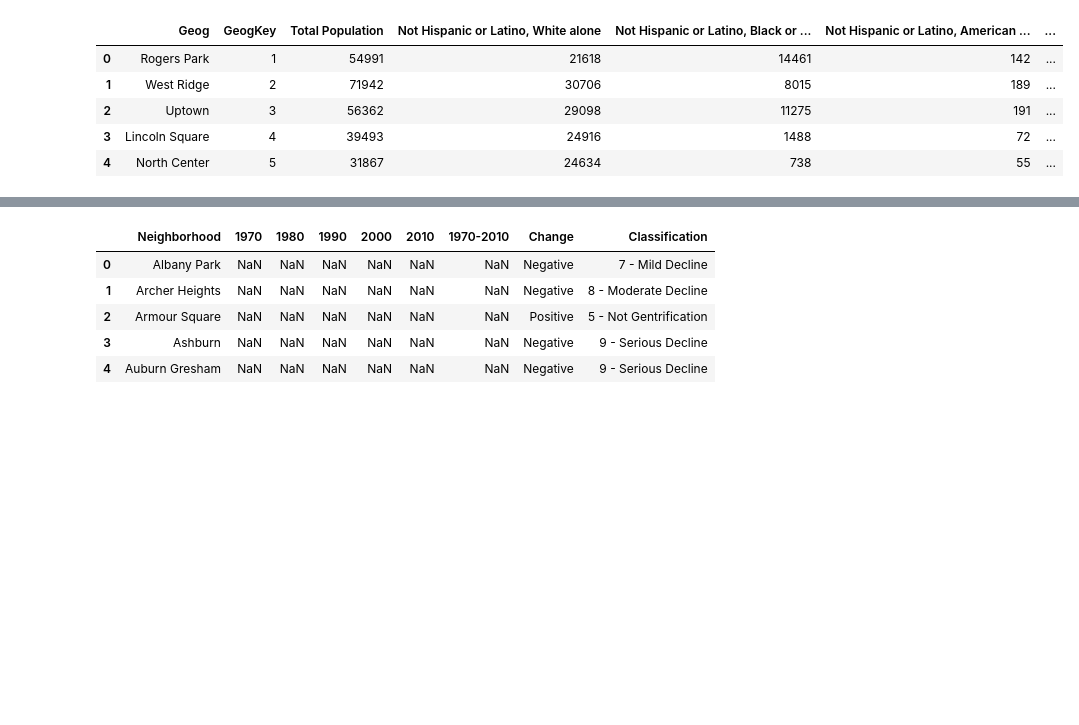
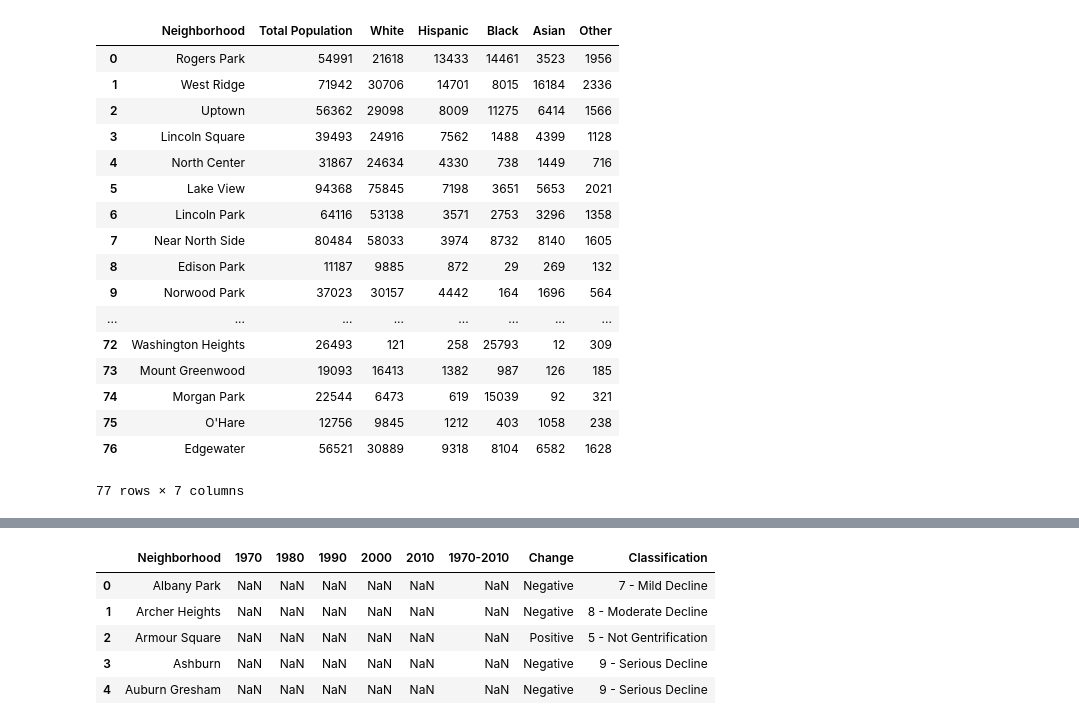
Before and after one commit to ajdeschenes/RuPaulsitory, a Jupyter notebook: Dev/Demographics/Demographics Data - Bars.ipynb, the cells around one changed output, grey strips where cells are left out. Drawn from its saved outputs; the diff is of its cells as text; code cells hidden in the pictures; blank space fills up the shorter version.

```diff
--- a/Dev/Demographics/Demographics Data - Bars.ipynb
+++ b/Dev/Demographics/Demographics Data - Bars.ipynb
@@ -5,25 +7,56 @@ import matplotlib.pyplot as plt
 %matplotlib inline
 # %%
 # File Paths
-path2010 = "Resources/DemoData2010.csv"
-path2018 = "Resources/DemoData2018.csv"
+path2010 = "../../Resources/DemoData2010.csv"
+path2018 = "../../Resources/DemoData2018.csv"
 # %%
 # Read and clean 2010 DataFrame
 
 demos2010 = pd.read_csv(path2010, skiprows=1)
 
 demos2010 = pd.DataFrame(demos2010)
 
 demos2010 = demos2010[["Geog", "GeogKey", "Total Population","Not Hispanic or Latino, White alone", "Not Hispanic or Latino, Black or African American alone", "Not Hispanic or Latino, American Indian and Alaska Native alone", "Not Hispanic or Latino, Asian alone", "Not Hispanic or Latino, Native Hawaiian and Other Pacific Islander alone", "Not Hispanic or Latino, Some Other Race alone", "Not Hispanic or Latino, Two or More Races", "Hispanic or Latino"]]
 
 demos2010.head()
+
+demos2010 = demos2010.rename(columns = {"Not Hispanic or Latino, White alone": "White",
+                                                            "Not Hispanic or Latino, Black or African American alone" : "Black",
+                                                            "Not Hispanic or Latino, Asian alone" : "Asian",
+                                                            "Not Hispanic or Latino, American Indian and Alaska Native alone" : "Native American",
+                                                            "Not Hispanic or Latino, Native Hawaiian and Other Pacific Islander alone" : "Pacific Islander",
+                                                            "Not Hispanic or Latino, Some Other Race alone" : "Any Other",
+                                                            "Not Hispanic or Latino, Two or More Races" : "Mixed",
+                                                            "Hispanic or Latino" : "Hispanic",
+                                                            "Geog": "Neighborhood"
+                                                           })
+#reorder columns to summarize additional races as other
+demos2010 = demos2010[["Neighborhood", "Total Population", "White", "Hispanic", "Black", "Asian", "Native American", "Pacific Islander", "Any Other", "Mixed"]]
+demos2010['Other']= demos2010.iloc[:, -4:].sum(axis=1)
+
+#remove additional races for comparison
+demos2010 = demos2010[["Neighborhood", "Total Population", "White", "Hispanic", "Black", "Asian", "Other"]]
+
+demos2010
 # %% [output]
-|  | Geog | GeogKey | Total Population | Not Hispanic or Latino, White alone | Not Hispanic or Latino, Black or ... | Not Hispanic or Latino, American ... | ... |
-| 0 | Rogers Park | 1 | 54991 | 21618 | 14461 | 142 | ... |
-| 1 | West Ridge | 2 | 71942 | 30706 | 8015 | 189 | ... |
-| 2 | Uptown | 3 | 56362 | 29098 | 11275 | 191 | ... |
-| 3 | Lincoln Square | 4 | 39493 | 24916 | 1488 | 72 | ... |
-| 4 | North Center | 5 | 31867 | 24634 | 738 | 55 | ... |
+|  | Neighborhood | Total Population | White | Hispanic | Black | Asian | Other |
+| 0 | Rogers Park | 54991 | 21618 | 13433 | 14461 | 3523 | 1956 |
+| 1 | West Ridge | 71942 | 30706 | 14701 | 8015 | 16184 | 2336 |
+| 2 | Uptown | 56362 | 29098 | 8009 | 11275 | 6414 | 1566 |
+| 3 | Lincoln Square | 39493 | 24916 | 7562 | 1488 | 4399 | 1128 |
+| 4 | North Center | 31867 | 24634 | 4330 | 738 | 1449 | 716 |
+| 5 | Lake View | 94368 | 75845 | 7198 | 3651 | 5653 | 2021 |
+| 6 | Lincoln Park | 64116 | 53138 | 3571 | 2753 | 3296 | 1358 |
+| 7 | Near North Side | 80484 | 58033 | 3974 | 8732 | 8140 | 1605 |
+| 8 | Edison Park | 11187 | 9885 | 872 | 29 | 269 | 132 |
+| 9 | Norwood Park | 37023 | 30157 | 4442 | 164 | 1696 | 564 |
+| ... | ... | ... | ... | ... | ... | ... | ... |
+| 72 | Washington Heights | 26493 | 121 | 258 | 25793 | 12 | 309 |
+| 73 | Mount Greenwood | 19093 | 16413 | 1382 | 987 | 126 | 185 |
+| 74 | Morgan Park | 22544 | 6473 | 619 | 15039 | 92 | 321 |
+| 75 | O'Hare | 12756 | 9845 | 1212 | 403 | 1058 | 238 |
+| 76 | Edgewater | 56521 | 30889 | 9318 | 8104 | 6582 | 1628 |
+77 rows × 7 columns
 # %%
 # Read and clean 2018 DataFrame
 
```
Also changed, not shown: parts of 23 cells of this notebook, 4 other files.
